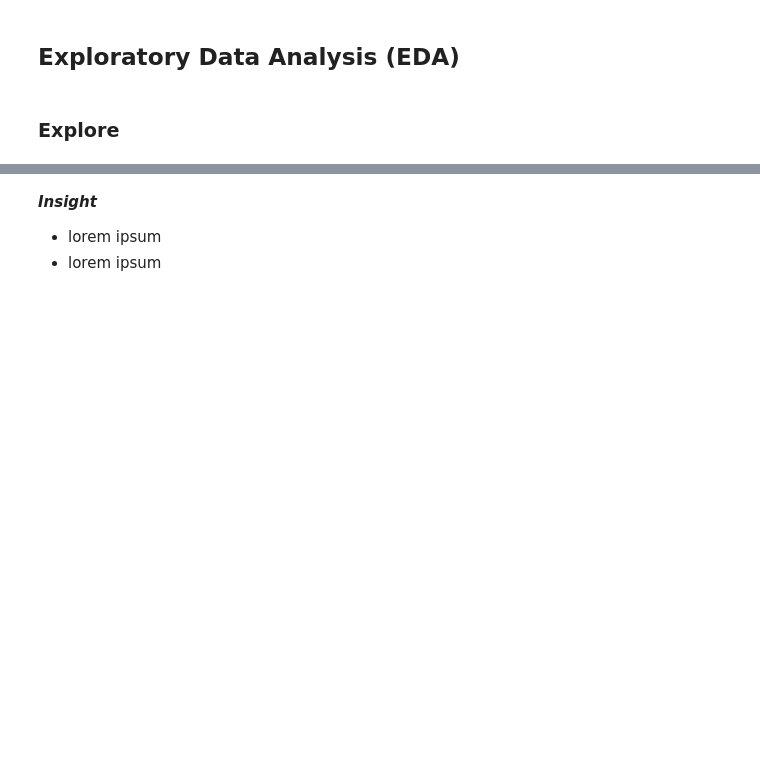
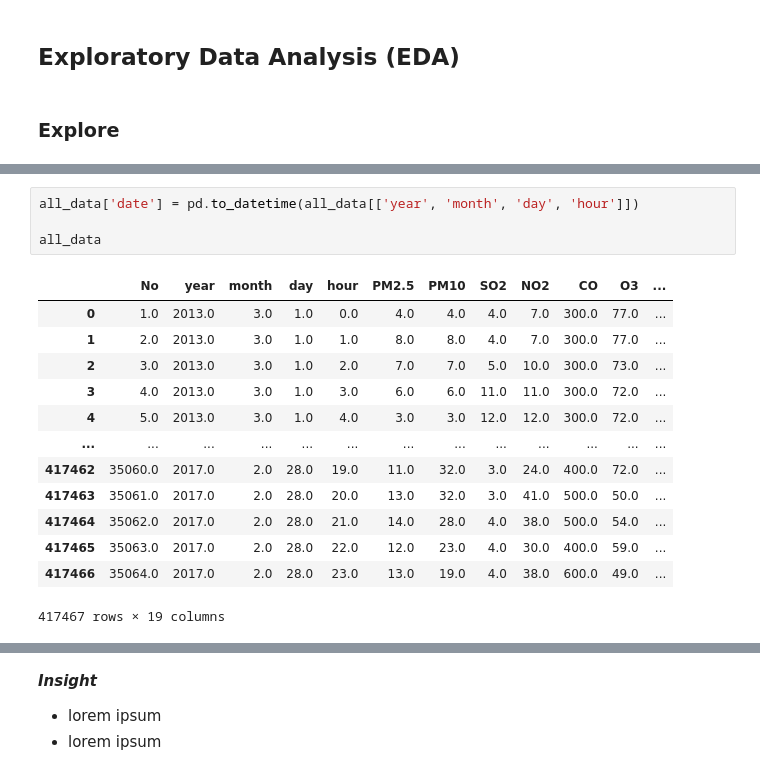
Before and after one commit to Azuredeer/Air-Quality, a Jupyter notebook: analysis_air.ipynb, the cells around one changed output, grey strips where cells are left out. Cells and saved outputs as stored; diff of their text form; blank space fills up the shorter version.

```diff
--- a/analysis_air.ipynb
+++ b/analysis_air.ipynb
@@ -1965,0 +1989,18 @@ Kolom WSPM: 0 nilai outlier
+# %%
+all_data['date'] = pd.to_datetime(all_data[['year', 'month', 'day', 'hour']])
+
+all_data
+# %% [output]
+|  | No | year | month | day | hour | PM2.5 | PM10 | SO2 | NO2 | CO | O3 | ... |
+| 0 | 1.0 | 2013.0 | 3.0 | 1.0 | 0.0 | 4.0 | 4.0 | 4.0 | 7.0 | 300.0 | 77.0 | ... |
+| 1 | 2.0 | 2013.0 | 3.0 | 1.0 | 1.0 | 8.0 | 8.0 | 4.0 | 7.0 | 300.0 | 77.0 | ... |
+| 2 | 3.0 | 2013.0 | 3.0 | 1.0 | 2.0 | 7.0 | 7.0 | 5.0 | 10.0 | 300.0 | 73.0 | ... |
+| 3 | 4.0 | 2013.0 | 3.0 | 1.0 | 3.0 | 6.0 | 6.0 | 11.0 | 11.0 | 300.0 | 72.0 | ... |
+| 4 | 5.0 | 2013.0 | 3.0 | 1.0 | 4.0 | 3.0 | 3.0 | 12.0 | 12.0 | 300.0 | 72.0 | ... |
+| ... | ... | ... | ... | ... | ... | ... | ... | ... | ... | ... | ... | ... |
+| 417462 | 35060.0 | 2017.0 | 2.0 | 28.0 | 19.0 | 11.0 | 32.0 | 3.0 | 24.0 | 400.0 | 72.0 | ... |
+| 417463 | 35061.0 | 2017.0 | 2.0 | 28.0 | 20.0 | 13.0 | 32.0 | 3.0 | 41.0 | 500.0 | 50.0 | ... |
+| 417464 | 35062.0 | 2017.0 | 2.0 | 28.0 | 21.0 | 14.0 | 28.0 | 4.0 | 38.0 | 500.0 | 54.0 | ... |
+| 417465 | 35063.0 | 2017.0 | 2.0 | 28.0 | 22.0 | 12.0 | 23.0 | 4.0 | 30.0 | 400.0 | 59.0 | ... |
+| 417466 | 35064.0 | 2017.0 | 2.0 | 28.0 | 23.0 | 13.0 | 19.0 | 4.0 | 38.0 | 600.0 | 49.0 | ... |
+417467 rows × 19 columns
```
Also changed, not shown: parts of 8 cells of this notebook, 1 other file.
